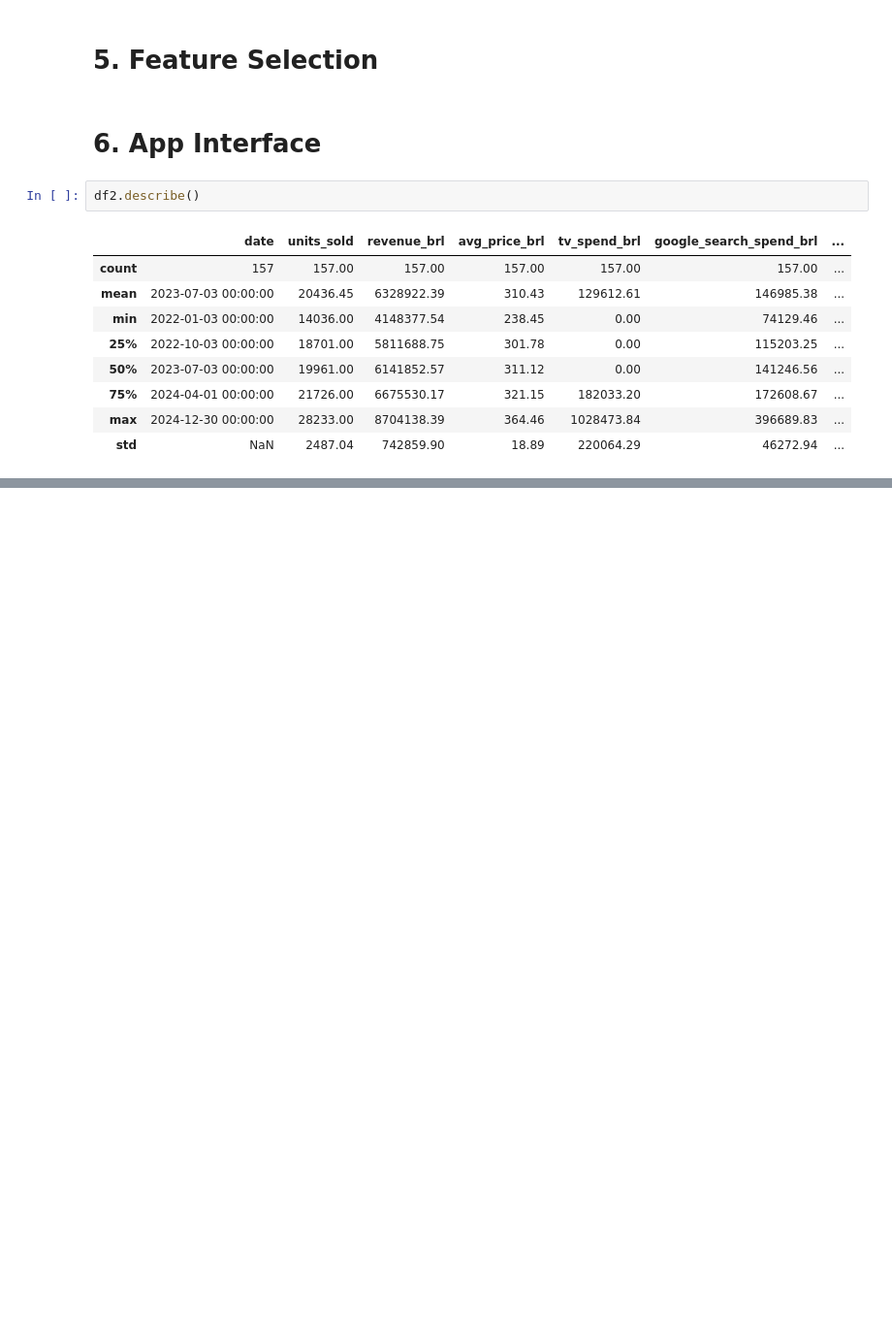
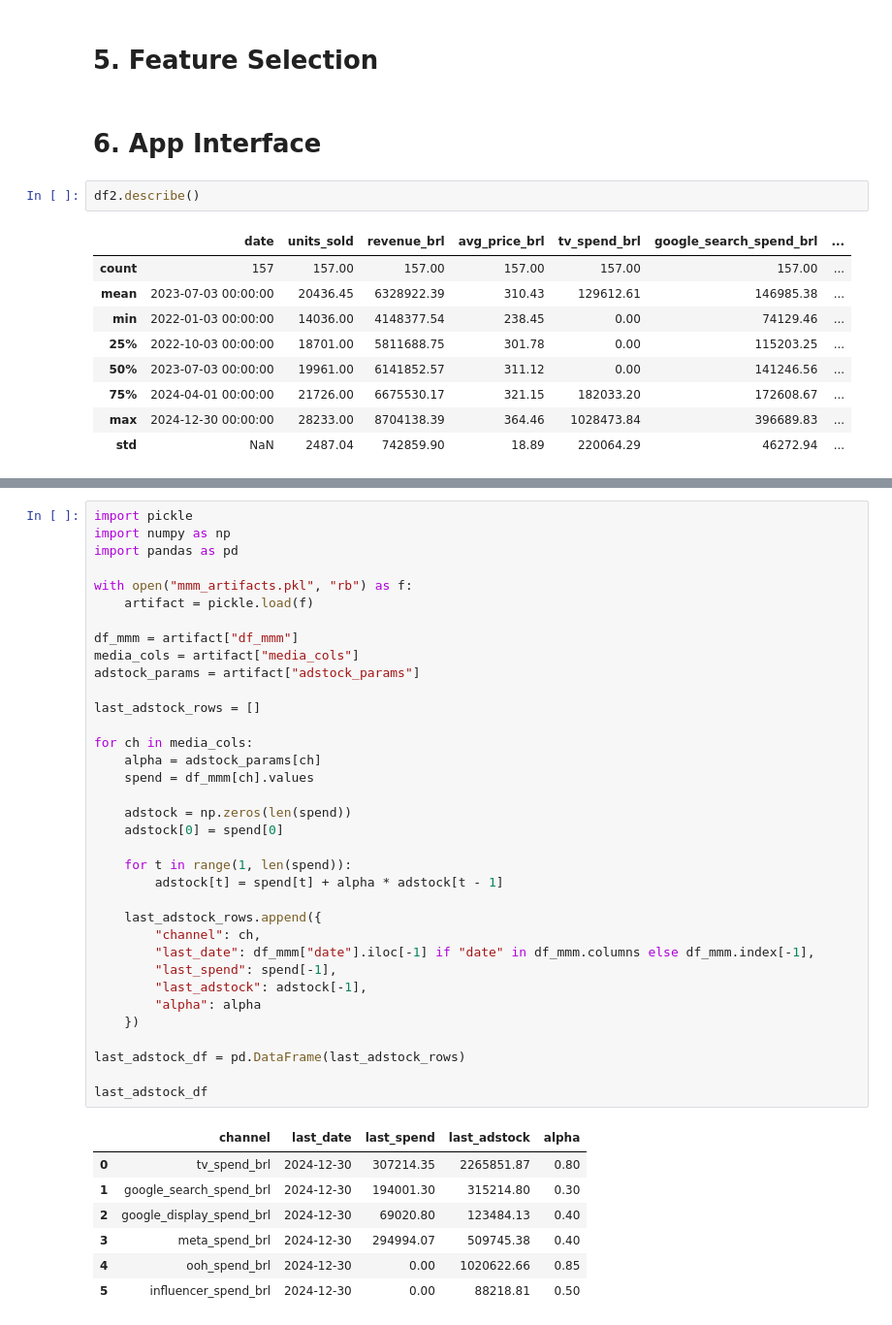
Before and after one commit to TiagoTBarreto/MMM_VAREJO_360, a Jupyter notebook: Case_Tecnico_Uncover_MMM.ipynb, the cells around one changed output, grey strips where cells are left out. Shown at 97% size. Drawn from its saved outputs; the diff is of its cells as text; blank space fills up the shorter version.

```diff
--- a/Case_Tecnico_Uncover_MMM.ipynb
+++ b/Case_Tecnico_Uncover_MMM.ipynb
@@ -1574,0 +2624,43 @@ hint: See the 'Note about fast-forwards' in 'git push --help' for details.
+# %%
+import pickle
+import numpy as np
+import pandas as pd
+
+with open("mmm_artifacts.pkl", "rb") as f:
+    artifact = pickle.load(f)
+
+df_mmm = artifact["df_mmm"]
+media_cols = artifact["media_cols"]
+adstock_params = artifact["adstock_params"]
+
+last_adstock_rows = []
+
+for ch in media_cols:
+    alpha = adstock_params[ch]
+    spend = df_mmm[ch].values
+
+    adstock = np.zeros(len(spend))
+    adstock[0] = spend[0]
+
+    for t in range(1, len(spend)):
+        adstock[t] = spend[t] + alpha * adstock[t - 1]
+
+    last_adstock_rows.append({
+        "channel": ch,
+        "last_date": df_mmm["date"].iloc[-1] if "date" in df_mmm.columns else df_mmm.index[-1],
+        "last_spend": spend[-1],
+        "last_adstock": adstock[-1],
+        "alpha": alpha
+    })
+
+last_adstock_df = pd.DataFrame(last_adstock_rows)
+
+last_adstock_df
+# %% [output]
+|  | channel | last_date | last_spend | last_adstock | alpha |
+| 0 | tv_spend_brl | 2024-12-30 | 307214.35 | 2265851.87 | 0.80 |
+| 1 | google_search_spend_brl | 2024-12-30 | 194001.30 | 315214.80 | 0.30 |
+| 2 | google_display_spend_brl | 2024-12-30 | 69020.80 | 123484.13 | 0.40 |
+| 3 | meta_spend_brl | 2024-12-30 | 294994.07 | 509745.38 | 0.40 |
+| 4 | ooh_spend_brl | 2024-12-30 | 0.00 | 1020622.66 | 0.85 |
+| 5 | influencer_spend_brl | 2024-12-30 | 0.00 | 88218.81 | 0.50 |
```
Also changed, not shown: parts of 4 cells of this notebook.
